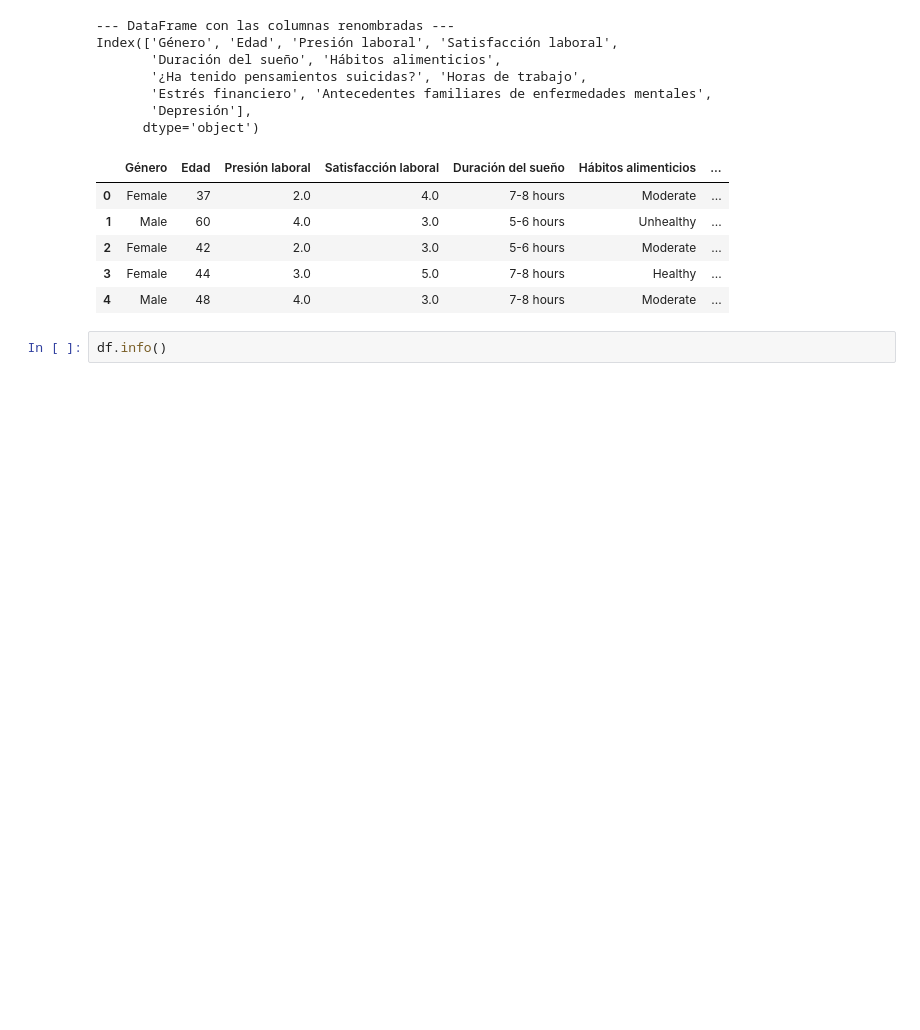
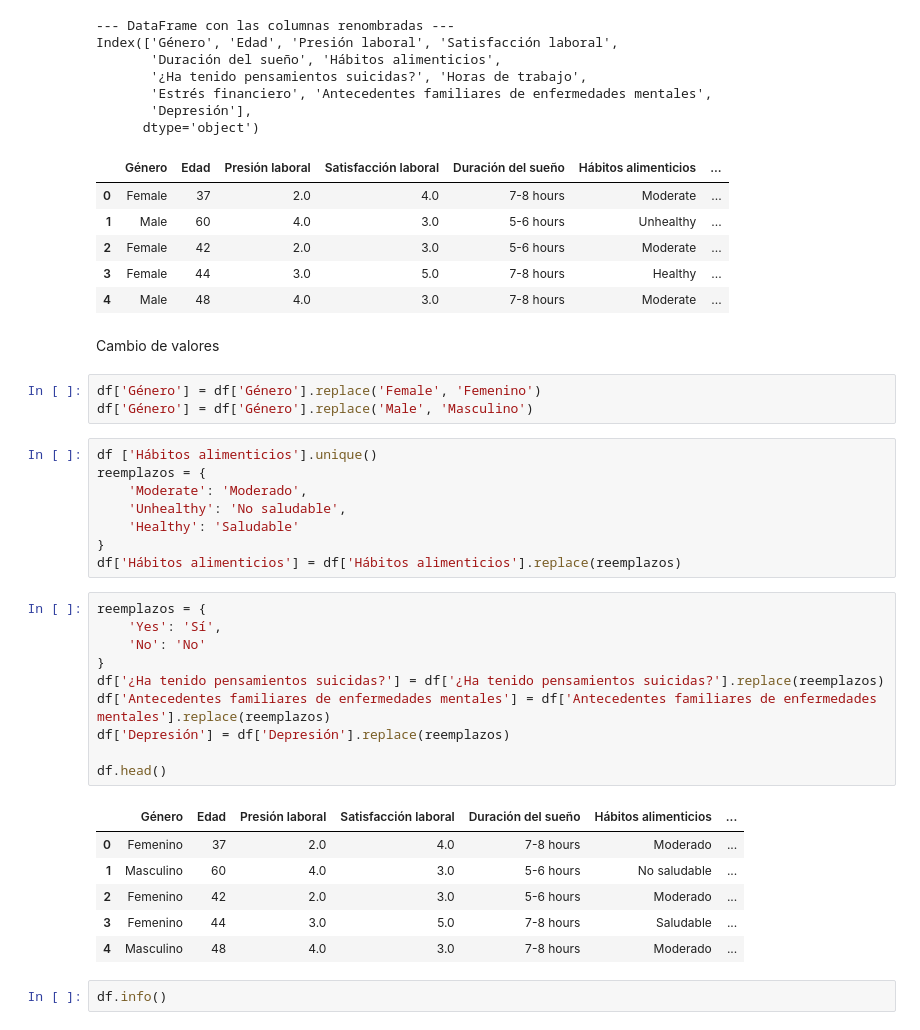
Before and after one commit to vazquezsilvana/Entrega-Final-Ciencia-de-Datos-I, a Jupyter notebook: ProyectoParteIII+Vazquez.ipynb, the cells around one changed output. Drawn from its saved outputs; the diff is of its cells as text; blank space fills up the shorter version.

```diff
--- a/ProyectoParteIII+Vazquez.ipynb
+++ b/ProyectoParteIII+Vazquez.ipynb
@@ -99,6 +99,36 @@ Index(['Género', 'Edad', 'Presión laboral', 'Satisfacción laboral',
 | 2 | Female | 42 | 2.0 | 3.0 | 5-6 hours | Moderate | ... |
 | 3 | Female | 44 | 3.0 | 5.0 | 7-8 hours | Healthy | ... |
 | 4 | Male | 48 | 4.0 | 3.0 | 7-8 hours | Moderate | ... |
+# %% [markdown]
+Cambio de valores
+# %%
+df['Género'] = df['Género'].replace('Female', 'Femenino')
+df['Género'] = df['Género'].replace('Male', 'Masculino')
+# %%
+df ['Hábitos alimenticios'].unique()
+reemplazos = {
+    'Moderate': 'Moderado',
+    'Unhealthy': 'No saludable',
+    'Healthy': 'Saludable'
+}
+df['Hábitos alimenticios'] = df['Hábitos alimenticios'].replace(reemplazos)
+# %%
+reemplazos = {
+    'Yes': 'Sí',
+    'No': 'No'
+}
+df['¿Ha tenido pensamientos suicidas?'] = df['¿Ha tenido pensamientos suicidas?'].replace(reemplazos)
+df['Antecedentes familiares de enfermedades mentales'] = df['Antecedentes familiares de enfermedades mentales'].replace(reemplazos)
+df['Depresión'] = df['Depresión'].replace(reemplazos)
+
+df.head()
+# %% [output]
+|  | Género | Edad | Presión laboral | Satisfacción laboral | Duración del sueño | Hábitos alimenticios | ... |
+| 0 | Femenino | 37 | 2.0 | 4.0 | 7-8 hours | Moderado | ... |
+| 1 | Masculino | 60 | 4.0 | 3.0 | 5-6 hours | No saludable | ... |
+| 2 | Femenino | 42 | 2.0 | 3.0 | 5-6 hours | Moderado | ... |
+| 3 | Femenino | 44 | 3.0 | 5.0 | 7-8 hours | Saludable | ... |
+| 4 | Masculino | 48 | 4.0 | 3.0 | 7-8 hours | Moderado | ... |
 # %%
 df.info()
 # %% [output]
```
